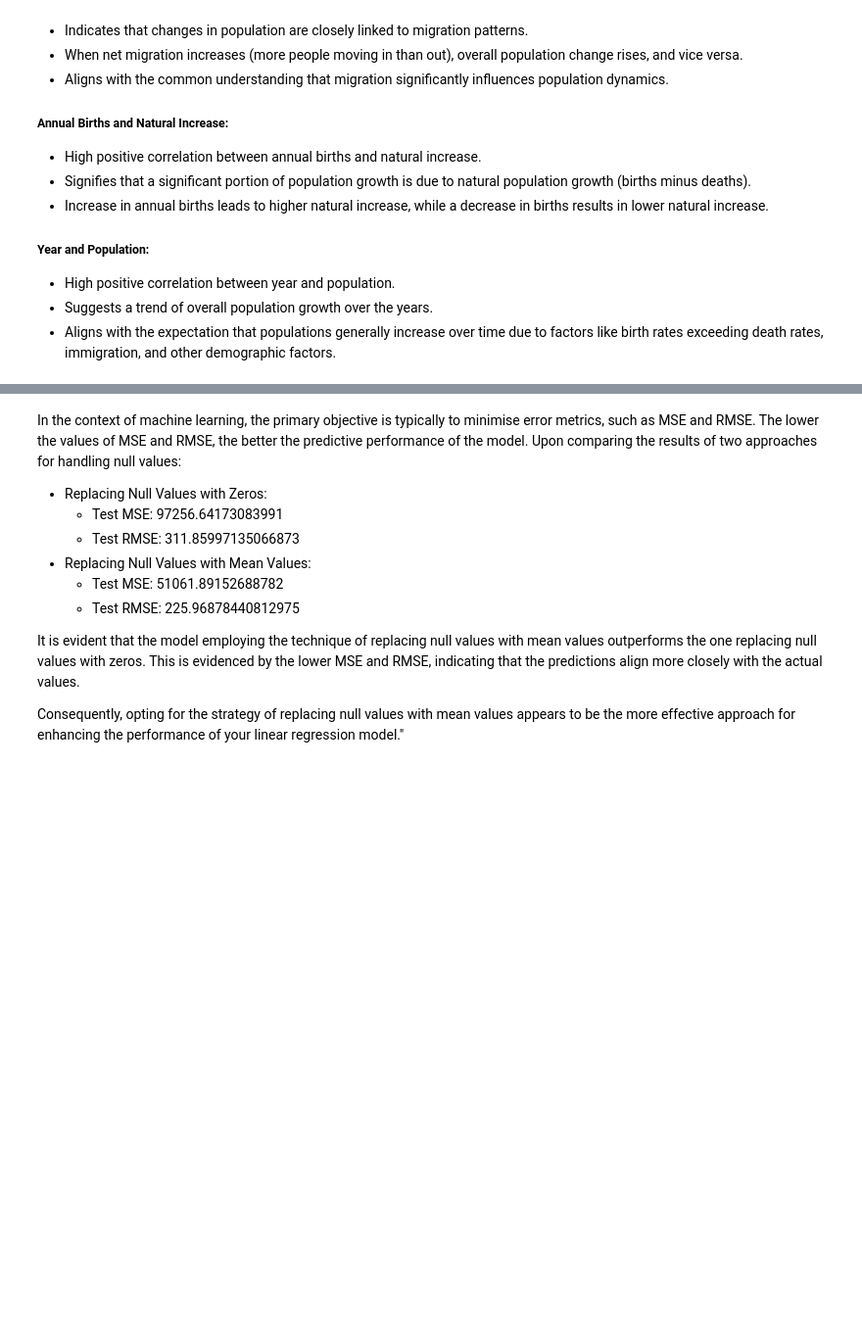
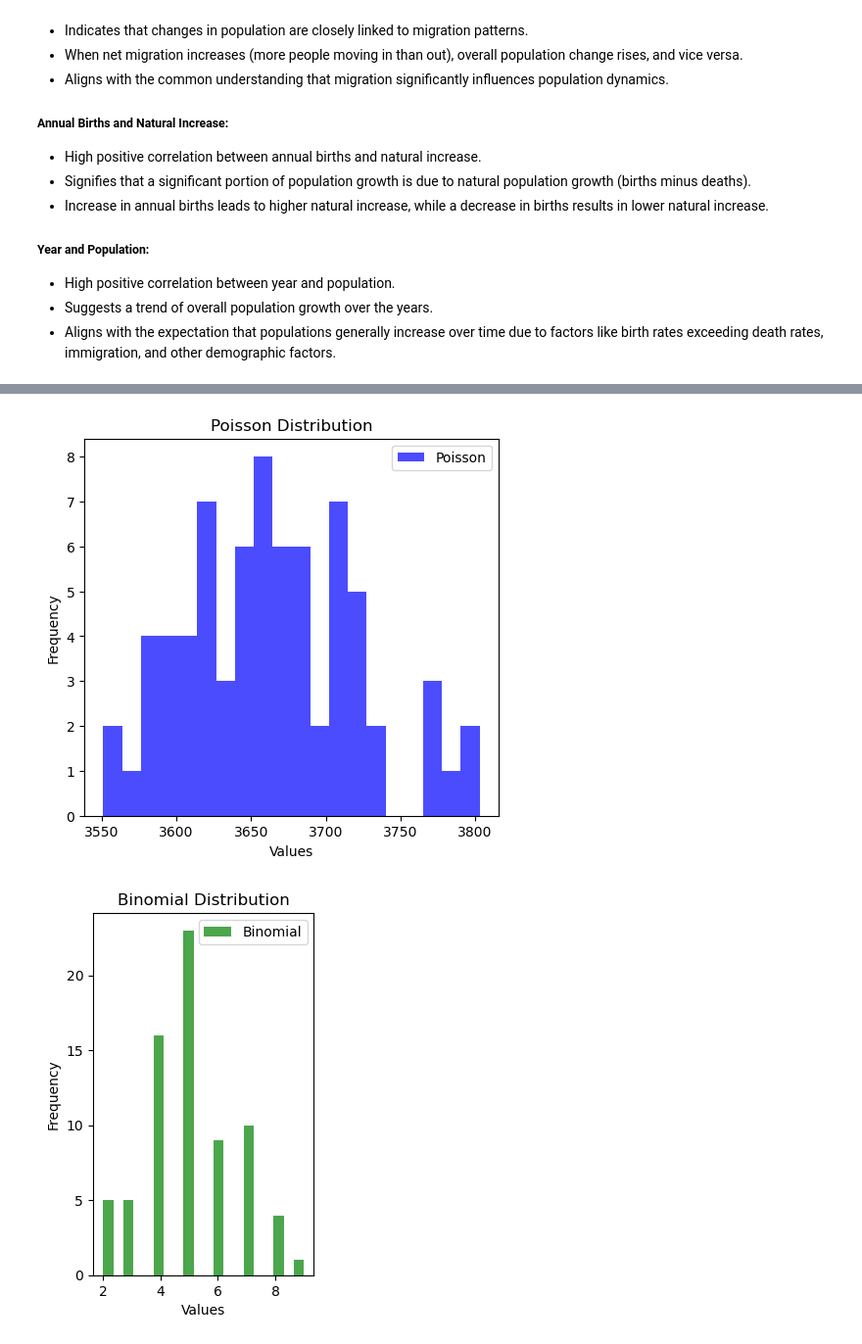
Before and after one commit to ukarthikvarmaCCT/Continous_Assessment_1, a Jupyter notebook: CA1_notebook.ipynb, the cells around one changed output, grey strips where cells are left out. Shown at 98% size. Cells and saved outputs as stored; diff of their text form; code cells hidden in the pictures; blank space fills up the shorter version.

```diff
--- a/CA1_notebook.ipynb
+++ b/CA1_notebook.ipynb
@@ -480,14 +367,33 @@ Best Model (Linear Regression) - Test MSE: 51061.89152688782, Test RMSE: 225.968
-# %% [markdown]
-In the context of machine learning, the primary objective is typically to minimise error metrics, such as MSE and RMSE. The lower the values of MSE and RMSE, the better the predictive performance of the model.
-Upon comparing the results of two approaches for handling null values:
-
-- Replacing Null Values with Zeros:
-    * Test MSE: 97256.64173083991
-    * Test RMSE: 311.85997135066873
-- Replacing Null Values with Mean Values:
-    * Test MSE: 51061.89152688782
-    * Test RMSE: 225.96878440812975
-
-It is evident that the model employing the technique of replacing null values with mean values outperforms the one replacing null values with zeros. This is evidenced by the lower MSE and RMSE, indicating that the predictions align more closely with the actual values.
-
-Consequently, opting for the strategy of replacing null values with mean values appears to be the more effective approach for enhancing the performance of your linear regression model."
+# %%
+# Poisson Distribution
+lambda_poisson = df_new['Population'].mean() # using the mean value of the population column as a poisson parameter
+poisson_samples = np.random.poisson(lambda_poisson, size = len(df_new))
+
+plt.figure(figsize=(12,5))
+
+plt.subplot(1,2,1)
+plt.hist(poisson_samples, bins = 20, color = 'blue', alpha = 0.7, label = "Poisson")
+plt.title('Poisson Distribution')
+plt.xlabel('Values')
+plt.ylabel('Frequency')
+plt.legend()
+plt.savefig('Poisson_distribution.png')
+plt.show()
+
+# Binomial Distribution
+p_binomial = 0.5
+n_binomial = 10
+binomial_samples = np.random.binomial(n_binomial, p_binomial, size=len(df_new))
+
+
+plt.subplot(1, 2, 2)
+plt.hist(binomial_samples, bins=20, color='green', alpha=0.7, label='Binomial')
+plt.title('Binomial Distribution')
+plt.xlabel('Values')
+plt.ylabel('Frequency')
+plt.legend()
+plt.savefig('Binomial_distribution.png')
+plt.show()
+# %% [output]
+[figure, added]
+[figure, added]
```
Also changed, not shown: parts of 22 cells of this notebook, 2 other files.
